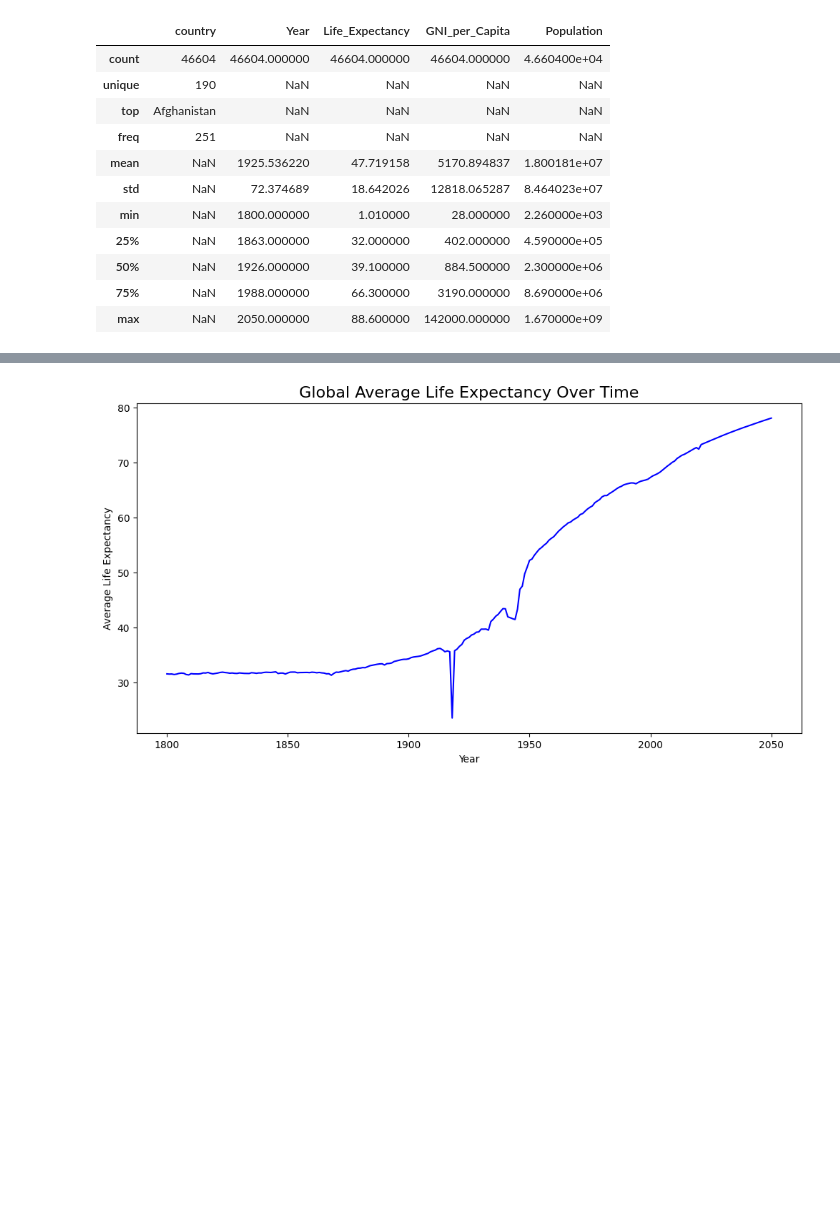
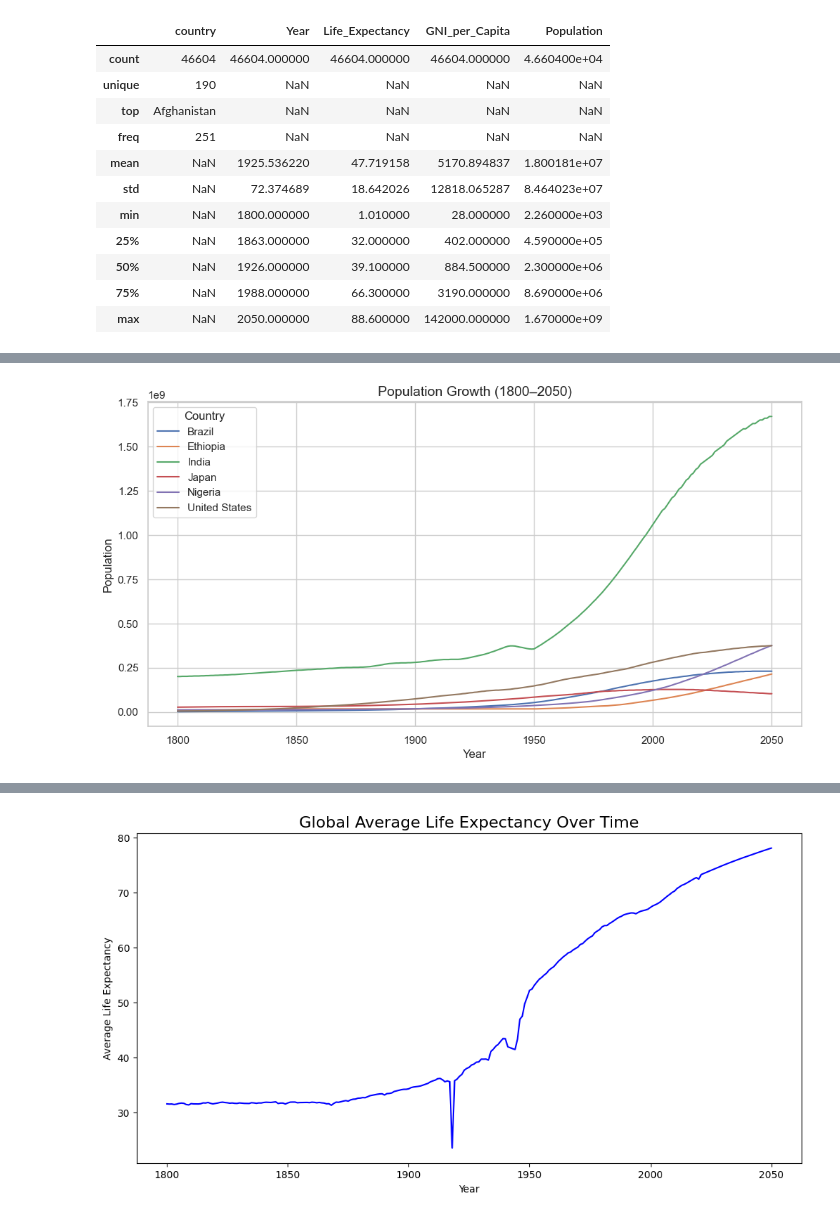
Before and after one commit to Abdullab8/GNI_and_life_expectancy, a Jupyter notebook: eda_template.ipynb, the cells around one changed output, grey strips where cells are left out. Saved outputs shown, nothing was run; the diff lists cells and outputs as text; code cells hidden in the pictures; blank space fills up the shorter version.

```diff
--- a/eda_template.ipynb
+++ b/eda_template.ipynb
@@ -350,0 +461,14 @@ merged_df.describe(include="all")
+# %%
+
+# ==============================
+# 3. Population Growth over Time (Line Chart)
+# ==============================
+plt.figure(figsize=(12, 6))
+sns.lineplot(data=filtered_df, x="Year", y="Population", hue="country")
+plt.title("Population Growth (1800–2050)", fontsize=14)
+plt.ylabel("Population")
+plt.xlabel("Year")
+plt.legend(title="Country")
+plt.show()
+# %% [output]
+[figure, added]
```
Also changed, not shown: parts of 11 cells of this notebook.
